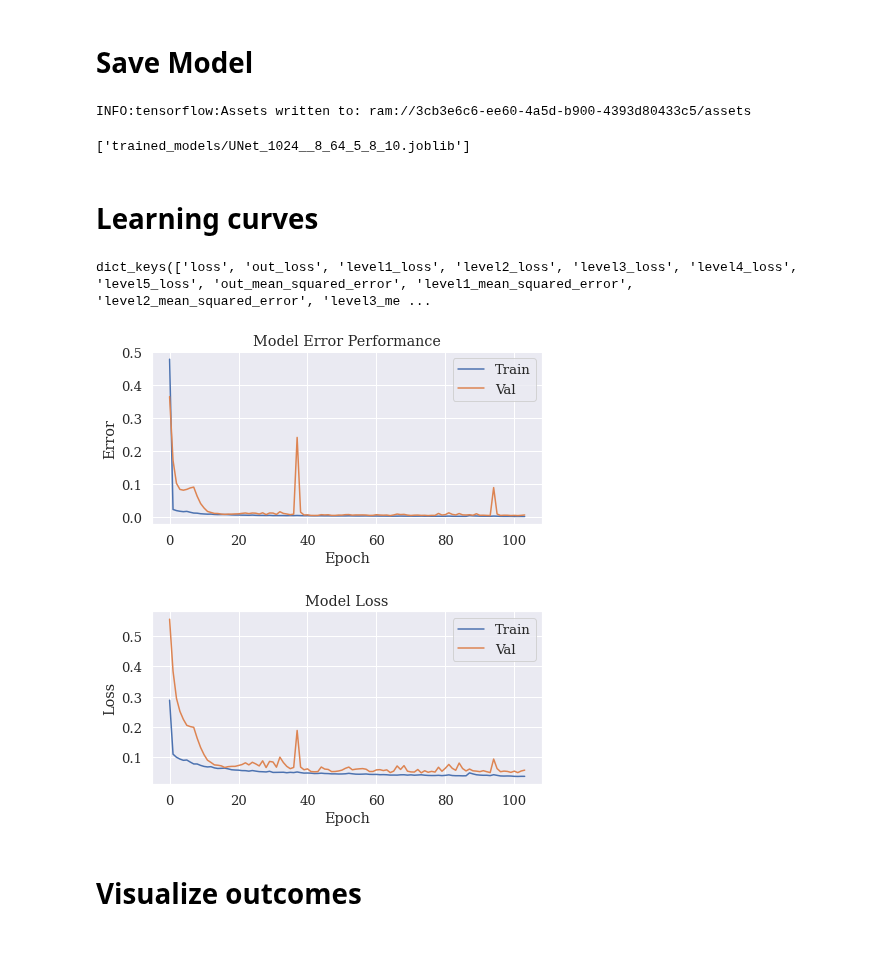
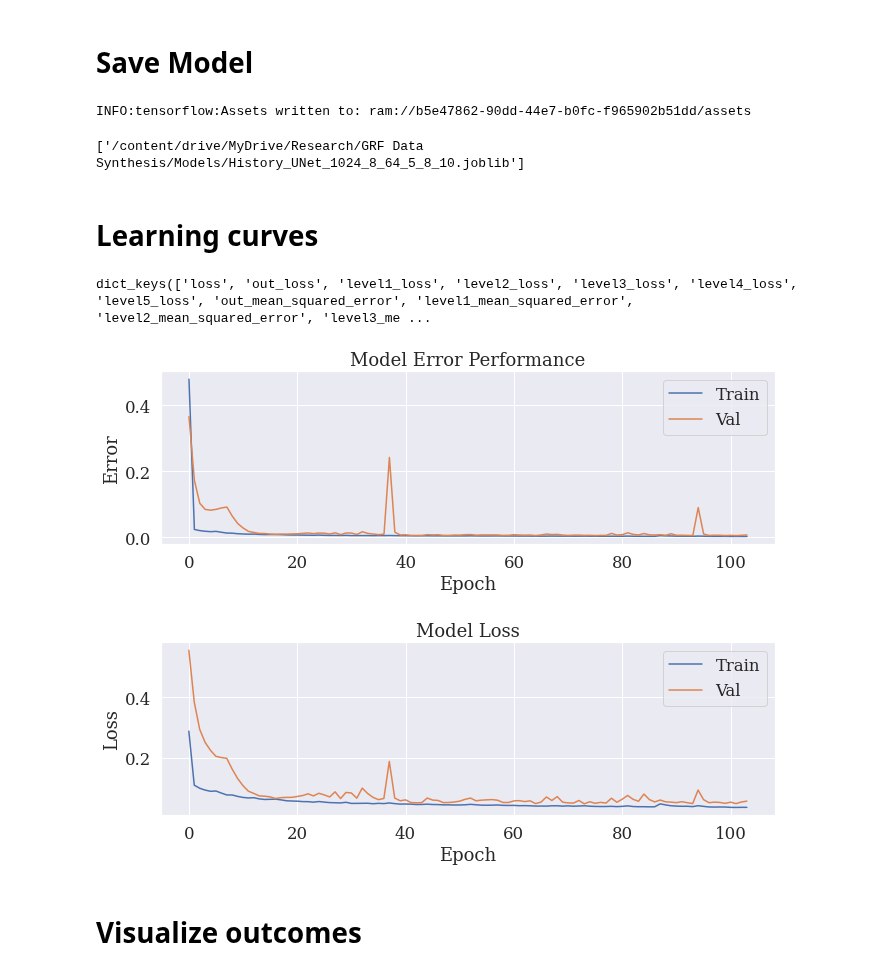
Before and after one commit to atick-faisal/GRF-Synthesis-from-Motion-Trajectories, a Jupyter notebook: src/training/grf_synthesis.ipynb, the cells around one changed output. Cells and saved outputs as stored; diff of their text form; code cells hidden in the pictures; blank space fills up the shorter version.

```diff
--- a/src/training/grf_synthesis.ipynb
+++ b/src/training/grf_synthesis.ipynb
@@ -35,8 +35,11 @@ from sklearn.preprocessing import MinMaxScaler, StandardScaler
 from UNet_1DCNN import UNet
 
 %matplotlib inline
-sns.set(font_scale=1.2)
+sns.set(font_scale=1.5)
 sns.set_style("darkgrid", {'font.family':'serif', 'font.serif':'Times New Roman'})
+
+models_dir = '/content/drive/MyDrive/Research/GRF Data Synthesis/Models/'
+figures_dir = '/content/drive/MyDrive/Research/GRF Data Synthesis/Figures/'
 # %% [markdown]
 # Train test split
 # %%
@@ -191,14 +194,17 @@ elif D_S == 1:
     )
 # %% [markdown]
 # Training
+# %%
+config = model_name + '_' + str(signal_length) + '_' \
+            + str(N_CHANNELS) + '_' + str(model_width) +'_' \
+            + str(model_depth) + '_' + str(num_channel) + '_' \
+            + str(D_S) + str(A_G)
 # %%
 if D_S == 0:
     callbacks = [
         tf.keras.callbacks.EarlyStopping(monitor='val_loss', patience=30, mode='min'),
         tf.keras.callbacks.ModelCheckpoint(
-            'trained_models/'+model_name+'_'+str(signal_length)+'_'+ \
-            '_' + str(N_CHANNELS) + '_' + str(model_width)+'_' \
-                +str(model_depth)+'_'+str(num_channel)+'_'+str(D_S)+str(A_G)+'.h5',
+            'trained_models/' + config +'.h5',
                 verbose=1,
                 monitor='val_loss',
                 save_best_only=True,
@@ -219,9 +225,7 @@ elif D_S == 1:
     callbacks = [
         tf.keras.callbacks.EarlyStopping(monitor='val_out_loss', patience=30, mode='min'),
         tf.keras.callbacks.ModelCheckpoint(
-            'trained_models/'+model_name+'_'+str(signal_length)+'_'+ \
-            '_' + str(N_CHANNELS) + '_' + str(model_width)+'_' \
-                +str(model_depth)+'_'+str(num_channel)+'_'+str(D_S)+str(A_G)+'.h5',
+            'trained_models/' + config + '.h5',
                 verbose=1,
                 monitor='val_loss',
                 save_best_only=True,
@@ -271,51 +306,49 @@ elif D_S == 1:
 # %% [markdown]
 # Save Model
-# %%
-from shutil import copy
-copy('trained_models/'+model_name+'_'+str(signal_length)+'_'+ \
-            '_' + str(N_CHANNELS) + '_' + str(model_width)+'_' \
-                +str(model_depth)+'_'+str(num_channel)+'_'+str(D_S)+str(A_G)+'.h5',
-        '/content/drive/MyDrive/Research/GRF Data Synthesis/Models/')
-joblib.dump(history, 'trained_models/'+model_name+'_'+str(signal_length)+'_'+ \
-            '_' + str(N_CHANNELS) + '_' + str(model_width)+'_' \
-                +str(model_depth)+'_'+str(num_channel)+'_'+str(D_S)+str(A_G)+ '.joblib')
-# %% [output]
-INFO:tensorflow:Assets written to: ram://3cb3e6c6-ee60-4a5d-b900-4393d80433c5/assets
-['trained_models/UNet_1024__8_64_5_8_10.joblib']
+# %%
+from shutil import copy
+# copy('trained_models/' + config + '.h5',
+#         '/content/drive/MyDrive/Research/GRF Data Synthesis/Models/')
+joblib.dump(history, models_dir + \
+            'History_' + config + '.joblib')
+# %% [output]
+INFO:tensorflow:Assets written to: ram://b5e47862-90dd-44e7-b0fc-f965902b51dd/assets
+['/content/drive/MyDrive/Research/GRF Data Synthesis/Models/History_UNet_1024_8_64_5_8_10.joblib']
 # %% [markdown]
 # Learning curves
 # %%
 def history_plot(history):
     # list all dictionaries in history
     print(history.history.keys())
     # summarize history for error
-    plt.figure(figsize=(7,7))
+    plt.figure(figsize=(11,7))
     plt.subplot(2,1,1)
     plt.plot(history.history['out_mean_squared_error'])
     plt.plot(history.history['val_out_mean_squared_error'])
     plt.title('Model Error Performance')
     plt.ylabel('Error')
     plt.xlabel('Epoch')
     plt.legend(['Train', 'Val'], loc='upper right')
     #   plt.ylim([0, 3])
     plt.show()
     # summarize history for loss
-    plt.figure(figsize=(7,7))
+    plt.figure(figsize=(11,7))
     plt.subplot(2,1,2)
     plt.plot(history.history['out_loss'])
     plt.plot(history.history['val_out_loss'])
     plt.title('Model Loss')
     plt.ylabel('Loss')
     plt.xlabel('Epoch')
     plt.legend(['Train', 'Val'], loc='upper right')
     #   plt.ylim([0, 3])
+    plt.savefig(figures_dir + 'LC_' + config + '.pdf')
     plt.show()
 #
 history_plot(history)
 # %% [output]
 dict_keys(['loss', 'out_loss', 'level1_loss', 'level2_loss', 'level3_loss', 'level4_loss', 'level5_loss', 'out_mean_squared_error', 'level1_mean_squared_error', 'level2_mean_squared_error', 'level3_me ...
-[figure, old version]
+[figure, new version]
-[figure, old version]
+[figure, new version]
 # %% [markdown]
 # Visualize outcomes
 # %%
```
Also changed, not shown: parts of 4 cells of this notebook.
